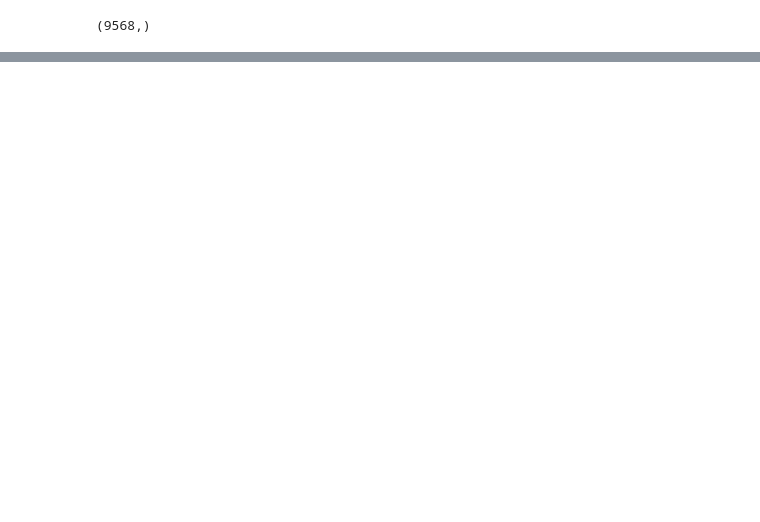
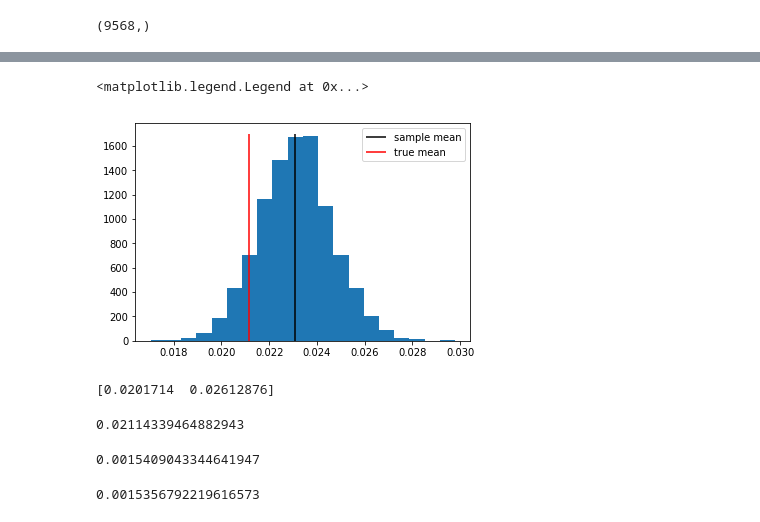
Before and after one commit to alexhuth/ndap-fa2018, a Jupyter notebook: lecture21_bootstrap_2/lecture21_demo.ipynb, the cells around one changed output, grey strips where cells are left out. Drawn from its saved outputs; the diff is of its cells as text; code cells hidden in the pictures; blank space fills up the shorter version.

```diff
--- a/lecture21_bootstrap_2/lecture21_demo.ipynb
+++ b/lecture21_bootstrap_2/lecture21_demo.ipynb
@@ -23,0 +94,30 @@ our_sample.shape
+# %%
+# let's add the sample mean and the "true" mean
+plt.hist(bootstrap_means, bins=20);
+plt.vlines(our_sample.mean(), 0, 1700, 'k', label="sample mean");
+plt.vlines(data.mean(), 0, 1700, 'r', label="true mean");
+plt.legend()
+# %% [output]
+<matplotlib.legend.Legend at 0x...>
+[figure, added]
+# %%
+# let's compute a 95% confidence interval
+confidence_interval = np.percentile(bootstrap_means, [2.5, 97.5])
+print(confidence_interval)
+# %% [output]
+[0.0201714  0.02612876]
+# %%
+# the true mean:
+data.mean()
+# %% [output]
+0.02114339464882943
+# %%
+# compute the standard error
+bootstrap_means.std()
+# %% [output]
+0.0015409043344641947
+# %%
+# analytic standard error for Bernoulli RV
+np.sqrt(our_sample.mean() * (1 - our_sample.mean()) / len(our_sample))
+# %% [output]
+0.0015356792219616573
```
Also changed, not shown: parts of 14 cells of this notebook.
